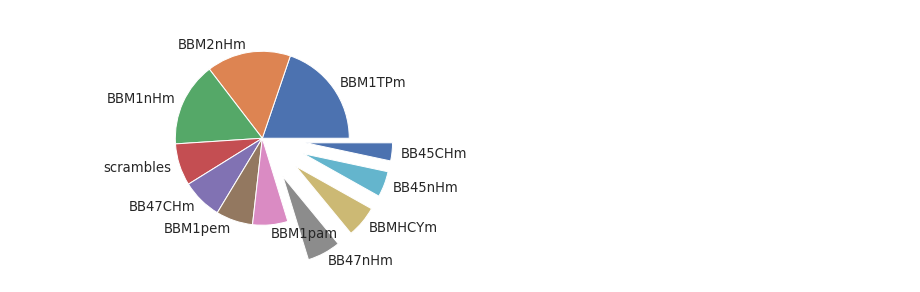
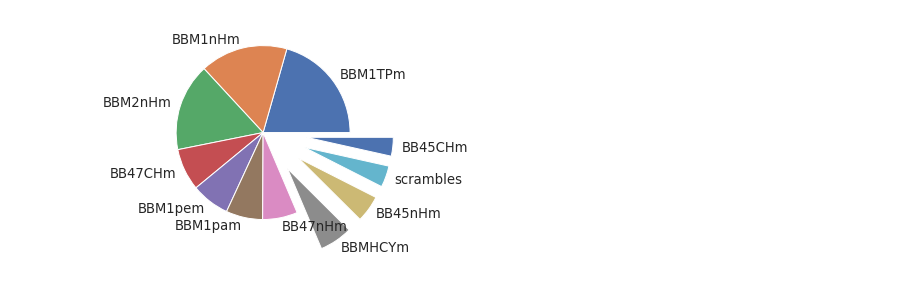
Before and after one commit to basantab/NTF2analysis, a Jupyter notebook: ProteaseAnalysisExp1/Analysis1_basantab_20171218_Stability_score_Calculation.ipynb, the cells around one changed output. Cells and saved outputs as stored; diff of their text form; code cells hidden in the pictures.

```diff
--- a/ProteaseAnalysisExp1/Analysis1_basantab_20171218_Stability_score_Calculation.ipynb
+++ b/ProteaseAnalysisExp1/Analysis1_basantab_20171218_Stability_score_Calculation.ipynb
@@ -102,25 +99,11 @@ sc_dim_stability_scores_min = [sc_stability_scores_dict_min[des] for des in des_
 stab_scores_DF = pd.DataFrame.from_dict( { des:{'stability_sc':all_stability_scores_dict_min[des]} for des in all_stability_scores_dict_min.keys() },orient='index' )
 stab_scores_DF.to_csv('all_des_stability_scores.csv')
 # %%
-sns.set(font_scale=1.2)
-figX = sns.distplot(des_stability_scores_min,label="Designs")
-sns.distplot(sc_stability_scores_min,ax=figX,label="Scrambles")
-figX.set_ylabel('Probability density', fontsize=12)
-figX.set_xlabel('Stability score (10-base log)', fontsize=12)
-plt.legend()
-plt.show()
-# Monomers
-figY = sns.distplot(des_mon_stability_scores_min,label="Designs")
-sns.distplot(sc_mon_stability_scores_min,ax=figY,label="Scrambles")
+figY = sns.distplot(des_mon_stability_scores_min,label="Designs",color='dodgerblue')
+sns.distplot(sc_mon_stability_scores_min,ax=figY,label="Scrambles",color='grey')
 figY.set_ylabel('Probability density', fontsize=12)
 figY.set_xlabel('Stability score', fontsize=12)
 plt.xlim(-1.5,3)
 plt.legend()
 plt.show()
-figZ = sns.distplot(des_dim_stability_scores_min,label="dimer Designs")
-sns.distplot(sc_dim_stability_scores_min,ax=figZ,label="dimer Scrambles")
-figZ.set_ylabel('Probability density', fontsize=12)
-figZ.set_xlabel('Stability score (10-base log)', fontsize=12)
-plt.legend()
-plt.show()
 # %% [output]
@@ -130,18 +111,16 @@ plt.show()
 # %%
 # Looking at composition of designs with stability score > 1.0:
 
 stable_things = { des:all_stability_scores_dict_min[des] for des in all_stability_scores_dict_min.keys() if all_stability_scores_dict_min[des] > 1.0}
 #des_types_BB = set([ i[:-4] for i in stable_things.keys() if 'BB' in i])
-des_types_BB = set([ i[:-4] for i in stable_things.keys() if ('BB' in i) and (i[-5]=='m') ])
-des_types_ppl = set([ 'TCdes', 'BTNNTF2', 'HCYbbCtl', 'JK', 'MBA', 'sc057TCdes']) # This only works with stability = 1!!
-#des_types = list(des_types_BB) + list(des_types_ppl)
+des_types_BB = set([ i[:-4] for i in stable_things.keys() if ('BB' in i) ])
 scrambles = {'scrambles':len([ i for i in stable_things.keys() if 'sc' in i])}
 designs = { typ:len([ key for key in stable_things.keys() if (typ in key) and ( 'sc' not in key ) ]) for typ in des_types_BB if 'sc' not in typ}
 designs.update(scrambles)
 names = designs.keys()
 counts = sorted([ (name,designs[name]) for name in names],key=lambda x:x[1],reverse=True)
 explode = tuple(0 if n<(len(counts)-4) else 0.5 for n,i in enumerate(counts))
 
 pie_plot = plt.pie( [ count[1] for count in counts] , labels=[count[0] for count in counts], explode=explode,labeldistance=1.1,)
 # %% [output]
-[figure, old version]
+[figure, new version]
```
Also changed, not shown: parts of 8 cells of this notebook, 4 other files.
